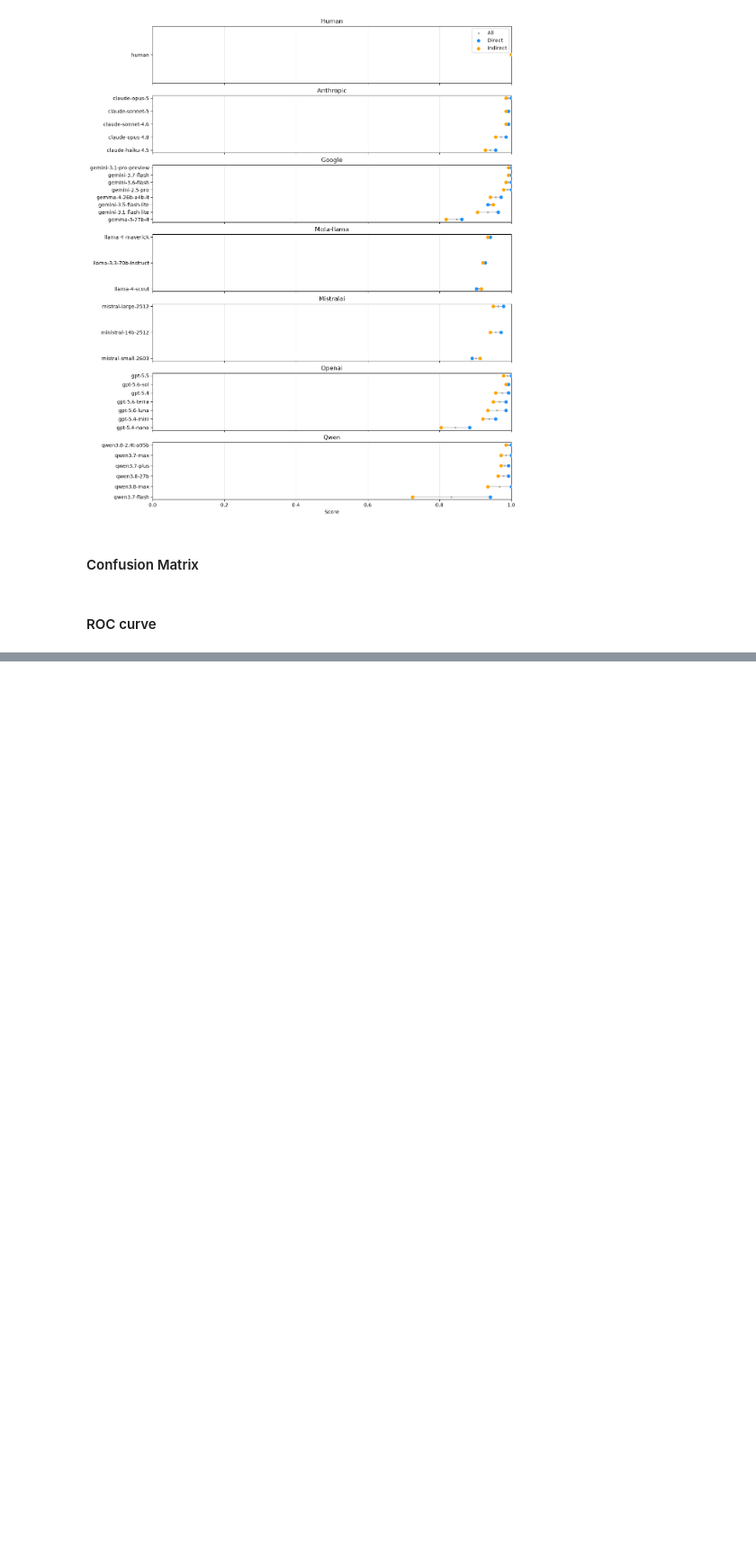
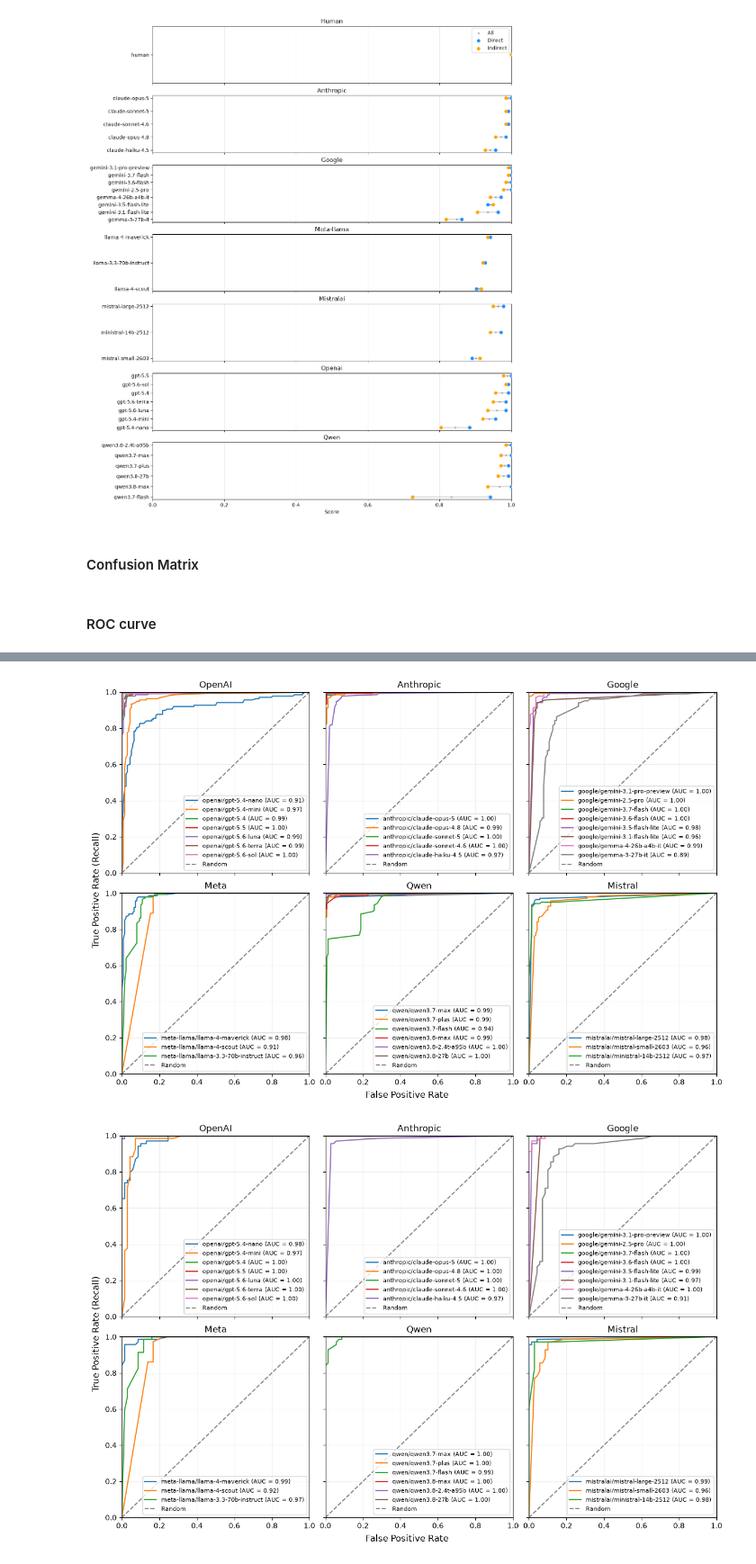
Before and after one commit to isabellaboux/isa-llm, a Jupyter notebook: analyze_data.ipynb, the cells around one changed output, grey strips where cells are left out. Shown at 90% size. Drawn from its saved outputs; the diff is of its cells as text; code cells hidden in the pictures; blank space fills up the shorter version.

Commit message:
Added ranking based on AUC, and summarized model AUC in one single file rather than a single file per model.

```diff
--- a/analyze_data.ipynb
+++ b/analyze_data.ipynb
@@ -131,3 +138,16 @@ conf_matrix(df_long, MODELS)
 # %%
 
-roc(df_long, MODELS)
+_, _, auc = roc(df_long, MODELS, "roc_curve_by_group_all")
+_, _, auc_dir = roc(df_long[df_long['CONDITION'] == 'direct'], MODELS, "roc_curve_by_group_direct")
+_, _, auc_indir = roc(df_long[df_long['CONDITION'] == 'indirect'], MODELS, "roc_curve_by_group_indirect")
+
+auc = auc.rename(columns={"auc": "all"})
+auc_dir = auc_dir.rename(columns={"auc": "direct"})
+auc_indir = auc_indir.rename(columns={"auc": "indirect"})
+
+auc = auc.merge(auc_dir, on=["evaluator_group", "evaluator", "evaluator_type"], how="left").merge(auc_indir, on=["evaluator_group", "evaluator", "evaluator_type"], how="left")
+
+rank(auc, "all", "auc")
+# %% [output]
+[figure, added]
+[figure, added]
```
Also changed, not shown: parts of 6 cells of this notebook, 43 other files.
